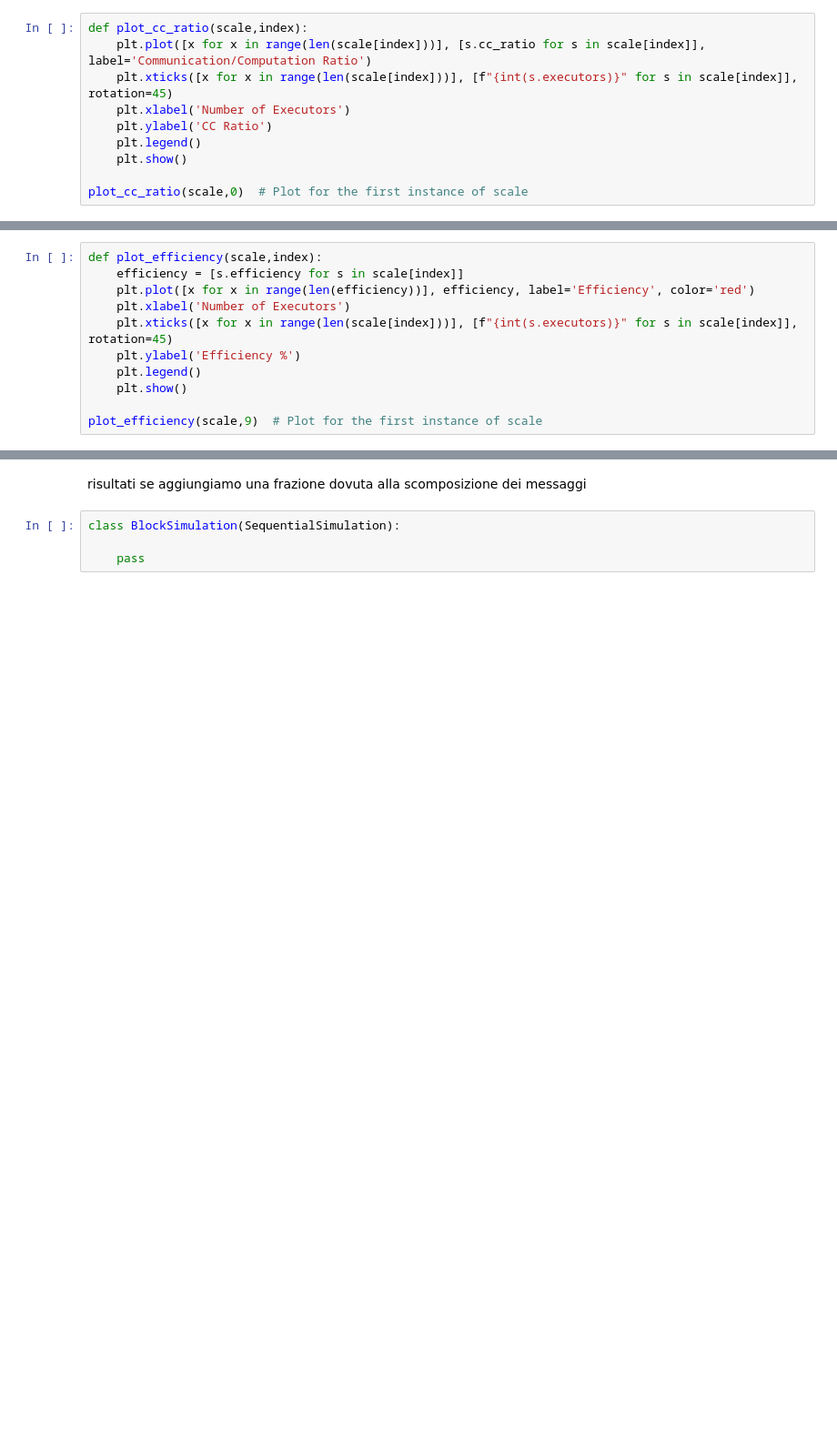
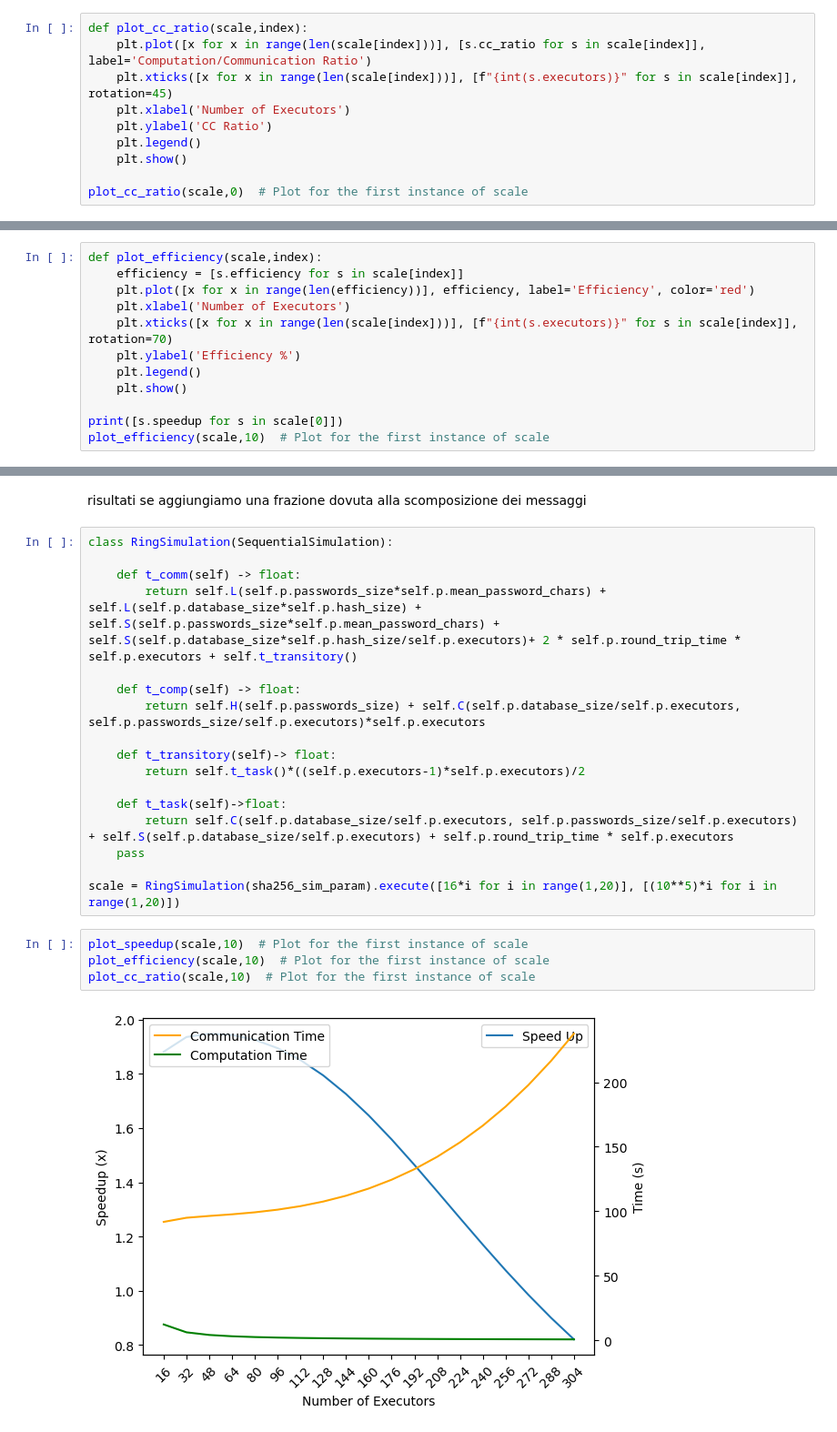
Before and after one commit to PrimeMinisterOfGreed/DistributedCrack, a Jupyter notebook: doc/proposal/simulations.ipynb, the cells around one changed output, grey strips where cells are left out. Shown at 91% size. Cells and saved outputs as stored; diff of their text form; blank space fills up the shorter version.

```diff
--- a/doc/proposal/simulations.ipynb
+++ b/doc/proposal/simulations.ipynb
@@ -159,6 +161,6 @@ plot_speedup(scale,0)  # Plot for the first instance of scale
 # %%
 def plot_cc_ratio(scale,index):
-    plt.plot([x for x in range(len(scale[index]))], [s.cc_ratio for s in scale[index]], label='Communication/Computation Ratio')
+    plt.plot([x for x in range(len(scale[index]))], [s.cc_ratio for s in scale[index]], label='Computation/Communication Ratio')
     plt.xticks([x for x in range(len(scale[index]))], [f"{int(s.executors)}" for s in scale[index]], rotation=45)
     plt.xlabel('Number of Executors')
     plt.ylabel('CC Ratio')
@@ -173,10 +175,11 @@ def plot_efficiency(scale,index):
     efficiency = [s.efficiency for s in scale[index]]
     plt.plot([x for x in range(len(efficiency))], efficiency, label='Efficiency', color='red')
     plt.xlabel('Number of Executors')
-    plt.xticks([x for x in range(len(scale[index]))], [f"{int(s.executors)}" for s in scale[index]], rotation=45)
+    plt.xticks([x for x in range(len(scale[index]))], [f"{int(s.executors)}" for s in scale[index]], rotation=70)
     plt.ylabel('Efficiency %')
     plt.legend()
     plt.show()
 
-plot_efficiency(scale,9)  # Plot for the first instance of scale
+print([s.speedup for s in scale[0]])
+plot_efficiency(scale,10)  # Plot for the first instance of scale
 # %% [output]
@@ -223,6 +231,25 @@ Z min/max: 29.407388444444443 770.3341162666666
 # %% [markdown]
 risultati se aggiungiamo una frazione dovuta alla scomposizione dei messaggi
 # %%
-class BlockSimulation(SequentialSimulation):
+class RingSimulation(SequentialSimulation):
 
+    def t_comm(self) -> float:
+        return self.L(self.p.passwords_size*self.p.mean_password_chars) + self.L(self.p.database_size*self.p.hash_size) + self.S(self.p.passwords_size*self.p.mean_password_chars) + self.S(self.p.database_size*self.p.hash_size/self.p.executors)+ 2 * self.p.round_trip_time * self.p.executors + self.t_transitory()
+
+    def t_comp(self) -> float:
+        return self.H(self.p.passwords_size) + self.C(self.p.database_size/self.p.executors, self.p.passwords_size/self.p.executors)*self.p.executors
+
+    def t_transitory(self)-> float:
+        return self.t_task()*((self.p.executors-1)*self.p.executors)/2
+
+    def t_task(self)->float:
+        return self.C(self.p.database_size/self.p.executors, self.p.passwords_size/self.p.executors) + self.S(self.p.database_size/self.p.executors) + self.p.round_trip_time * self.p.executors
     pass
+
+scale = RingSimulation(sha256_sim_param).execute([16*i for i in range(1,20)], [(10**5)*i for i in range(1,20)])
+# %%
+plot_speedup(scale,10)  # Plot for the first instance of scale
+plot_efficiency(scale,10)  # Plot for the first instance of scale
+plot_cc_ratio(scale,10)  # Plot for the first instance of scale
+# %% [output]
+[figure, added]
```
Also changed, not shown: parts of 8 cells of this notebook, 3 other files.
